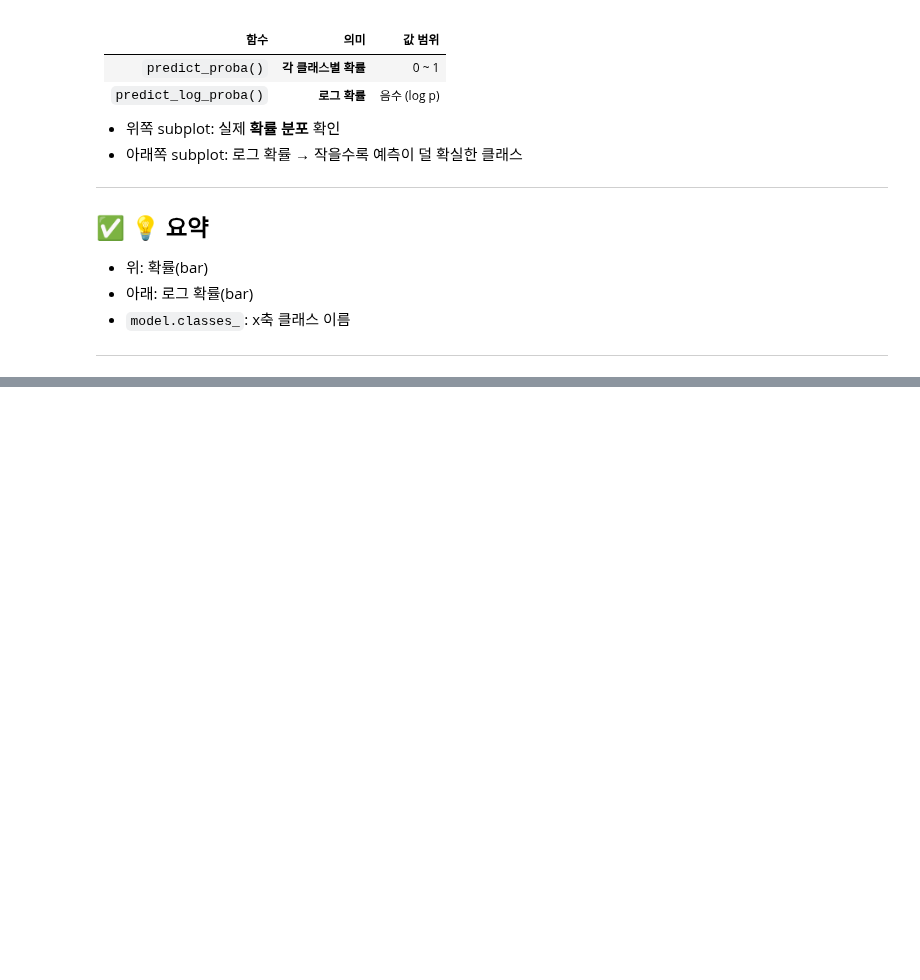
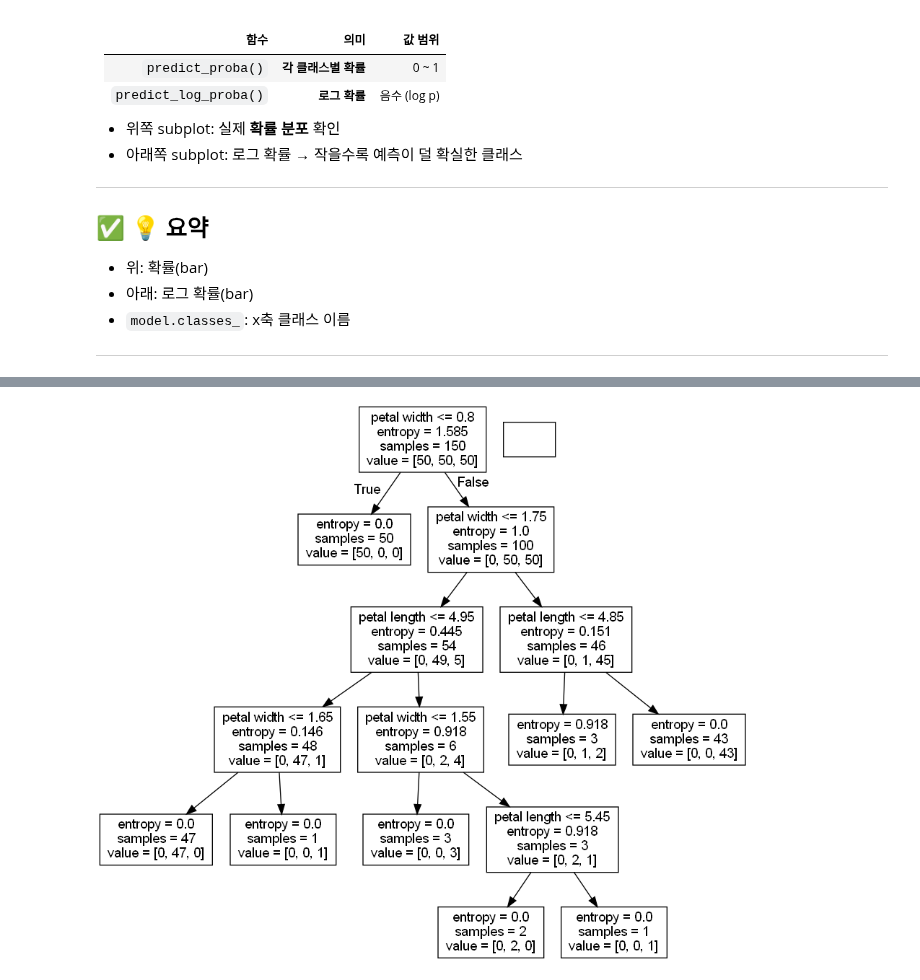
Before and after one commit to onizuka-38/ai_x, a Jupyter notebook: source/10_MachineLearning/ch3_분류분석.ipynb, the cells around one changed output, grey strips where cells are left out. Saved outputs shown, nothing was run; the diff lists cells and outputs as text; code cells hidden in the pictures; blank space fills up the shorter version.

```diff
--- a/source/10_MachineLearning/ch3_분류분석.ipynb
+++ b/source/10_MachineLearning/ch3_분류분석.ipynb
@@ -247,0 +374,8 @@ def draw_decision_tree(model, feature_names):
+# %%
+dt_model5 = DecisionTreeClassifier(criterion="entropy",
+                                  max_depth=15,
+                                  random_state=0)
+dt_model5.fit(X, y)
+draw_decision_tree(dt_model5, feature_names=feature_names)
+# %% [output]
+[figure, added]
```
Also changed, not shown: parts of 25 cells of this notebook.
